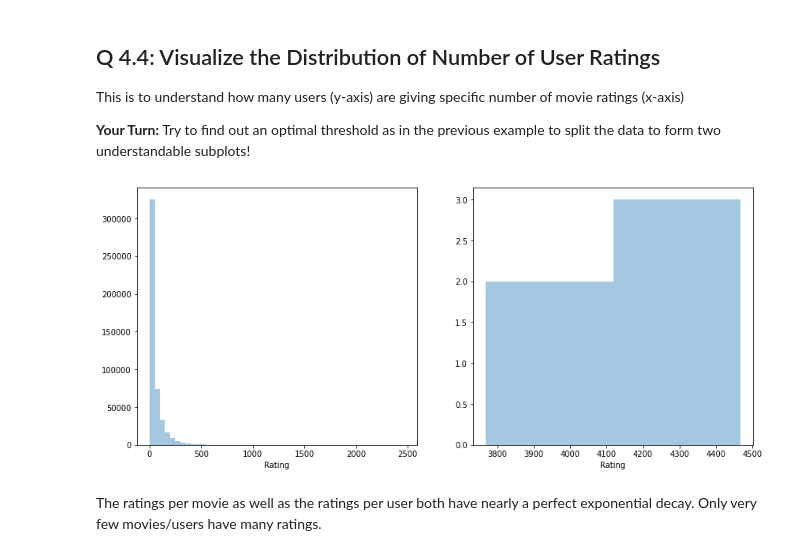
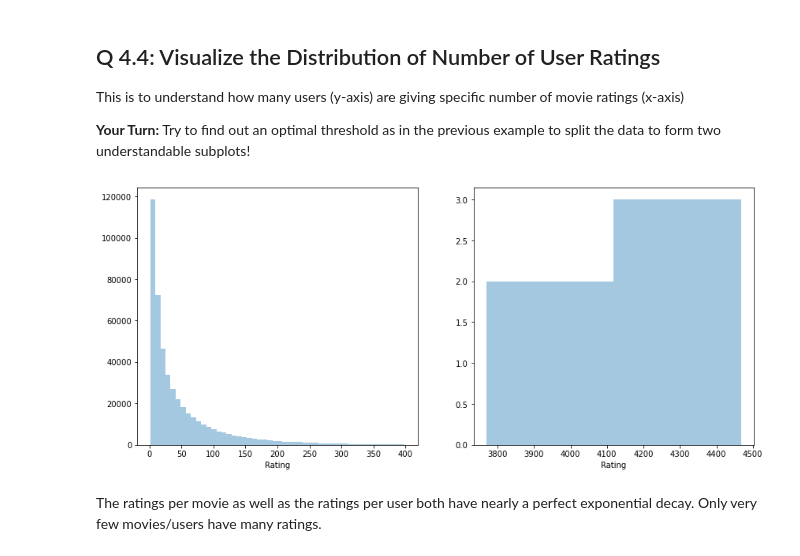
Before and after one commit to skakumanu/ml-bootcamp, a Jupyter notebook: Mini_Project_Recommendation_Systems.ipynb, the cells around one changed output. Saved outputs shown, nothing was run; the diff lists cells and outputs as text; code cells hidden in the pictures.

```diff
--- a/Mini_Project_Recommendation_Systems.ipynb
+++ b/Mini_Project_Recommendation_Systems.ipynb
@@ -306,11 +303,11 @@ __Your Turn:__ Try to find out an optimal threshold as in the previous example t
 # %%
 fig, ax = plt.subplots(1, 2, figsize=(14, 6))
 
 data = df.groupby('User')['Rating'].count()
-sns.distplot(data[data  < 2500], kde=False, ax=ax[0]);
-sns.distplot(data[data  > 2500], kde=False, ax=ax[1]);
+sns.distplot(data[data  < 400], kde=False, ax=ax[0]);
+sns.distplot(data[data  > 3500], kde=False, ax=ax[1]);
 # %% [output]
-[figure, old version]
+[figure, new version]
 # %% [markdown]
 The ratings per movie as well as the ratings per user both have nearly a perfect exponential decay. Only very few movies/users have many ratings.
 # %% [markdown]
```
Also changed, not shown: parts of 48 cells of this notebook.
